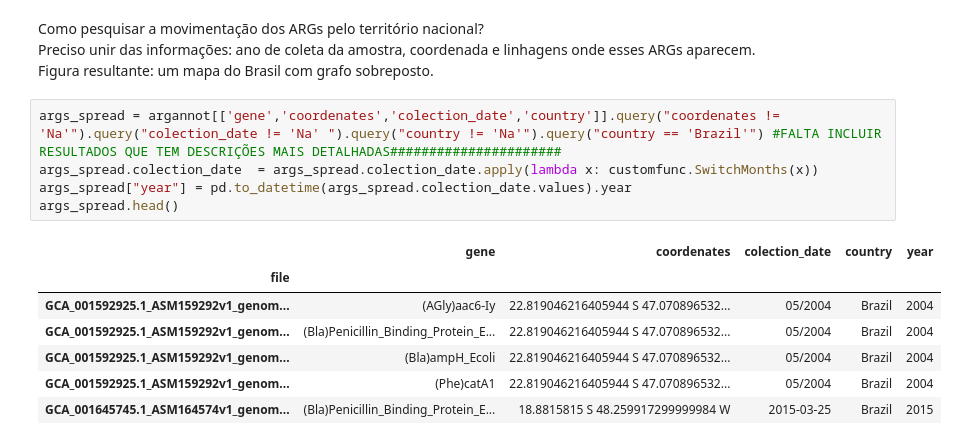
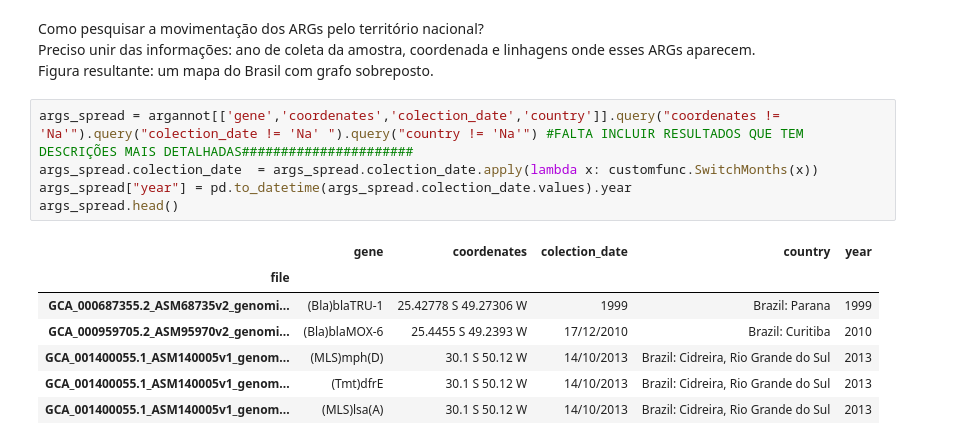
Before and after one commit to tiagocabralborelli/ARG-Sentinel, a Jupyter notebook: codebrazil.ipynb, the cells around one changed output. Cells and saved outputs as stored; diff of their text form.

Commit message:
Country column improved

```diff
--- a/codebrazil.ipynb
+++ b/codebrazil.ipynb
@@ -142,18 +142,18 @@ eskape = ['Enterococcus faecium',
     Figura resultante: um mapa do Brasil com grafo sobreposto.
 </p>
 # %%
-args_spread = argannot[['gene','coordenates','colection_date','country']].query("coordenates != 'Na'").query("colection_date != 'Na' ").query("country != 'Na'").query("country == 'Brazil'") #FALTA INCLUIR RESULTADOS QUE TEM DESCRIÇÕES MAIS DETALHADAS######################
+args_spread = argannot[['gene','coordenates','colection_date','country']].query("coordenates != 'Na'").query("colection_date != 'Na' ").query("country != 'Na'") #FALTA INCLUIR RESULTADOS QUE TEM DESCRIÇÕES MAIS DETALHADAS######################
 args_spread.colection_date  = args_spread.colection_date.apply(lambda x: customfunc.SwitchMonths(x))
 args_spread["year"] = pd.to_datetime(args_spread.colection_date.values).year
 args_spread.head()
 # %% [output]
 |  | gene | coordenates | colection_date | country | year |
 | file |  |  |  |  |  |
-| GCA_001592925.1_ASM159292v1_genom... | (AGly)aac6-Iy | 22.819046216405944 S 47.070896532... | 05/2004 | Brazil | 2004 |
-| GCA_001592925.1_ASM159292v1_genom... | (Bla)Penicillin_Binding_Protein_E... | 22.819046216405944 S 47.070896532... | 05/2004 | Brazil | 2004 |
-| GCA_001592925.1_ASM159292v1_genom... | (Bla)ampH_Ecoli | 22.819046216405944 S 47.070896532... | 05/2004 | Brazil | 2004 |
-| GCA_001592925.1_ASM159292v1_genom... | (Phe)catA1 | 22.819046216405944 S 47.070896532... | 05/2004 | Brazil | 2004 |
-| GCA_001645745.1_ASM164574v1_genom... | (Bla)Penicillin_Binding_Protein_E... | 18.8815815 S 48.259917299999984 W | 2015-03-25 | Brazil | 2015 |
+| GCA_000687355.2_ASM68735v2_genomi... | (Bla)blaTRU-1 | 25.42778 S 49.27306 W | 1999 | Brazil: Parana | 1999 |
+| GCA_000959705.2_ASM95970v2_genomi... | (Bla)blaMOX-6 | 25.4455 S 49.2393 W | 17/12/2010 | Brazil: Curitiba | 2010 |
+| GCA_001400055.1_ASM140005v1_genom... | (MLS)mph(D) | 30.1 S 50.12 W | 14/10/2013 | Brazil: Cidreira, Rio Grande do Sul | 2013 |
+| GCA_001400055.1_ASM140005v1_genom... | (Tmt)dfrE | 30.1 S 50.12 W | 14/10/2013 | Brazil: Cidreira, Rio Grande do Sul | 2013 |
+| GCA_001400055.1_ASM140005v1_genom... | (MLS)lsa(A) | 30.1 S 50.12 W | 14/10/2013 | Brazil: Cidreira, Rio Grande do Sul | 2013 |
 # %%
 #info sobre args_spread
 print(f"Total de {len(args_spread)} ARGs coletados com coordenadas")
```
Also changed, not shown: parts of 2 cells of this notebook.
